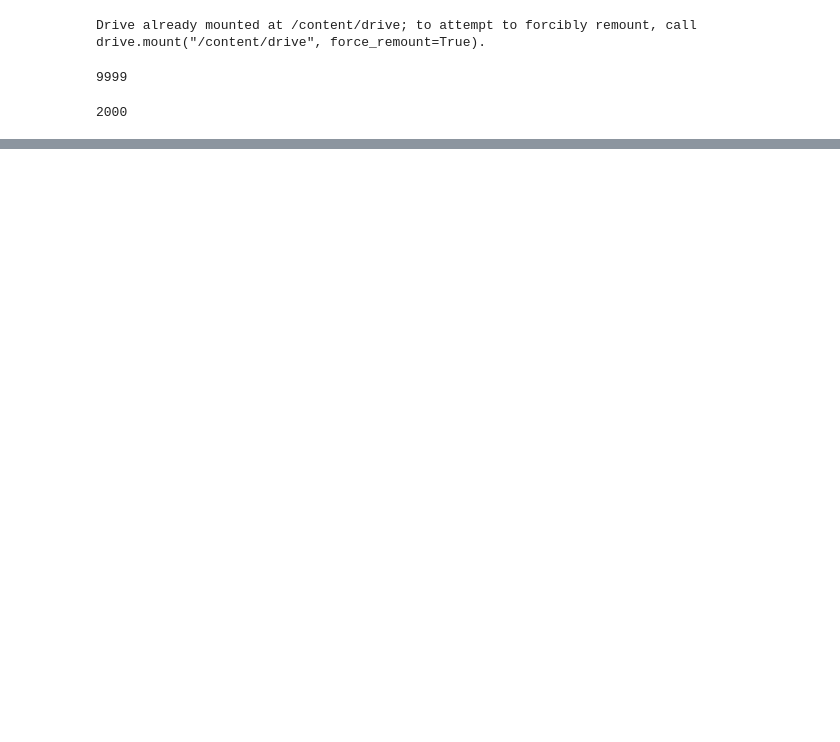
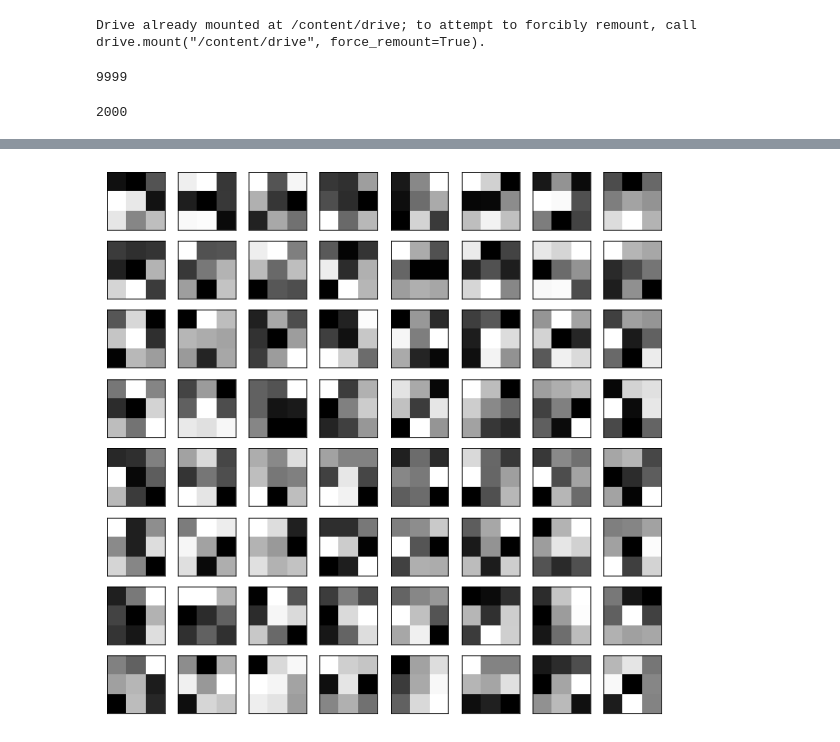
Before and after one commit to hindanjali/CNN, a Jupyter notebook: part_a.ipynb, the cells around one changed output, grey strips where cells are left out. Cells and saved outputs as stored; diff of their text form; code cells hidden in the pictures; blank space fills up the shorter version.

```diff
--- a/part_a.ipynb
+++ b/part_a.ipynb
@@ -134,14 +129,9 @@ y_test = np.array(y_test)
 # %%
 data_augmentation = keras.Sequential(
   [
-    layers.experimental.preprocessing.RandomFlip("horizontal",
-                                                 input_shape=(120,
-                                                            120,
-                                                          3)),
-    layers.experimental.preprocessing.RandomRotation(0.1),
+    layers.experimental.preprocessing.RandomFlip("horizontal", input_shape=(120, 120,3)),
+    layers.experimental.preprocessing.RandomRotation(0.2),
     layers.experimental.preprocessing.RandomZoom(0.4),
-
-
 
   ]
 )
@@ -207,0 +247,8 @@ model.evaluate(x_test,y_test)
+# %%
+model.compile(optimizer='adam',loss=tf.keras.losses.SparseCategoricalCrossentropy(from_logits=True),metrics=['accuracy'])
+# model.compile(loss='categorical_crossentropy', optimizer='adam', metrics=['accuracy'])
+
+model.fit(x_train, y_train, epochs=5)
+# model.fit(x_train, y_train, epochs=epochs,validation_data=(x_val,y_val),callbacks=[WandbCallback()])
+
+#model.evaluate(x_test,y_test)
@@ -208,3 +267,20 @@ model.evaluate(x_test,y_test)
+# %%
+layer=model.layers
+filters,biases=model.layers[1].get_weights()
+# %%
+fig=plt.figure(figsize=(10,10))
+row=8
+col=8
+n_filters=row*col
+for i in range(1,n_filters+1):
+  f=filters[:,:,:,i-1]
+  fig=plt.subplot(row,col,i)
+  fig.set_xticks([])
+  fig.set_yticks([])
+  plt.imshow(f[:,:,0],cmap='gray')
+plt.show()
+# %% [output]
+[figure, added]
 # %%
 import wandb
 from wandb.keras import WandbCallback
```
Also changed, not shown: parts of 15 cells of this notebook.
